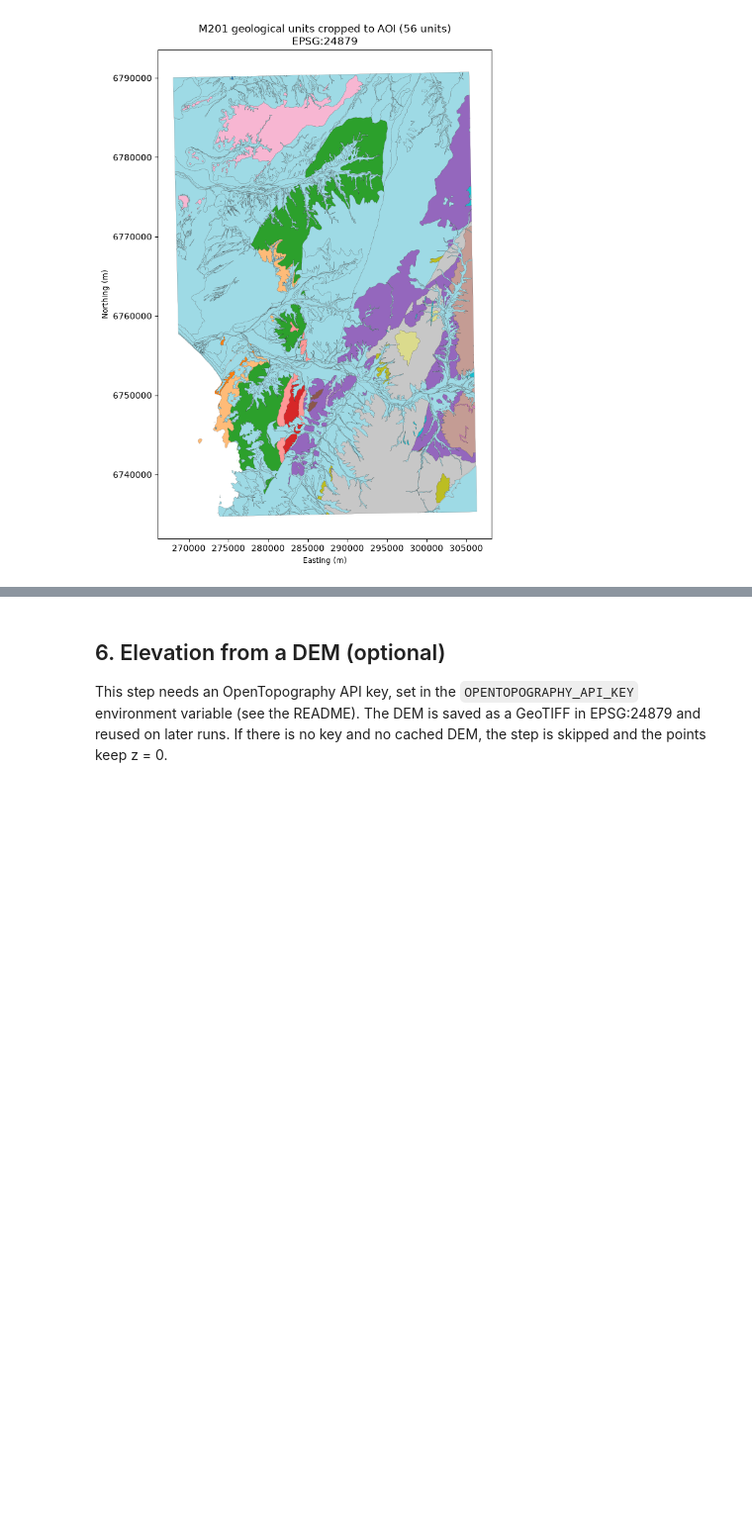
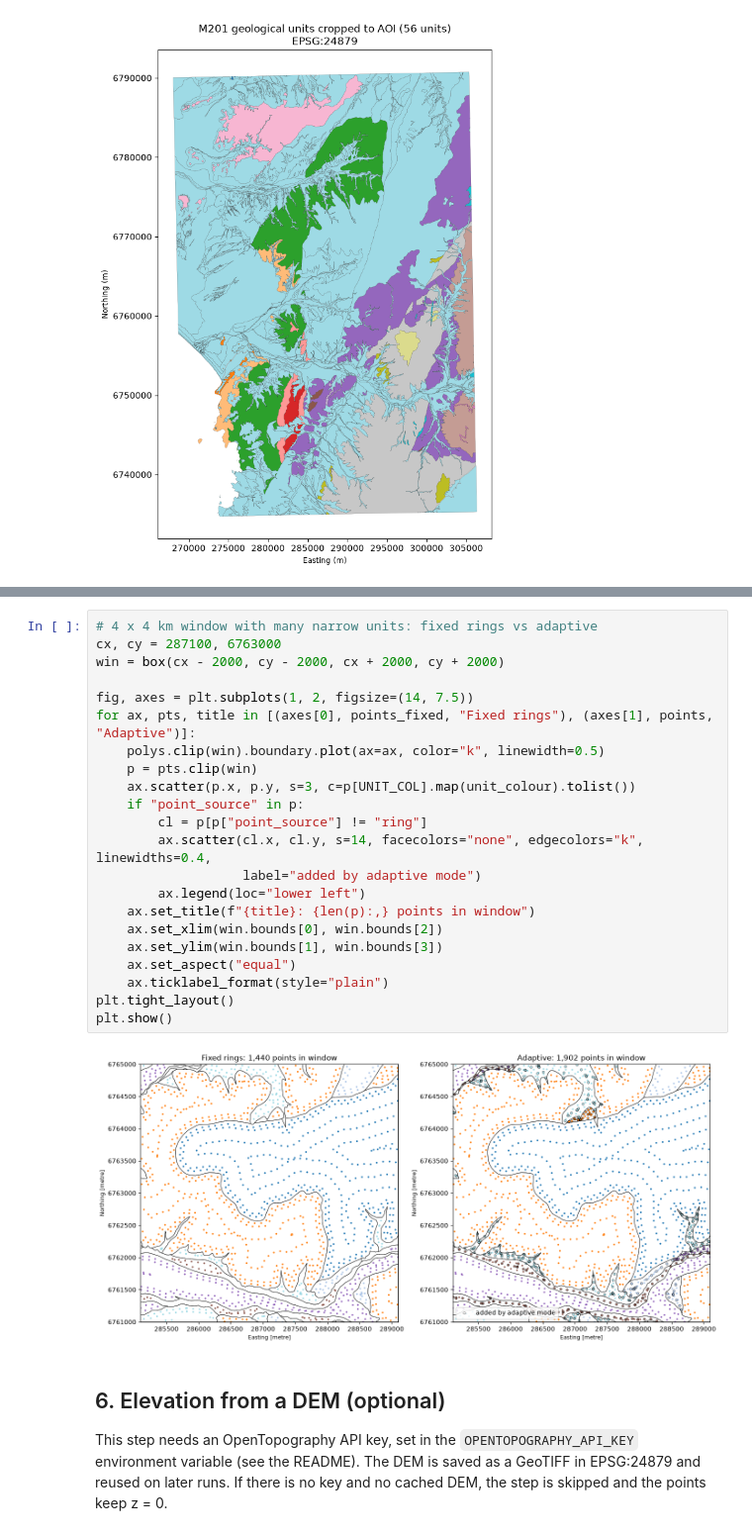
Before and after one commit to ramaguirre/geomodeltools, a Jupyter notebook: notebooks/example_sernageomin_m201_points.ipynb, the cells around one changed output, grey strips where cells are left out. Shown at 99% size. Drawn from its saved outputs; the diff is of its cells as text; blank space fills up the shorter version.

```diff
--- a/notebooks/example_sernageomin_m201_points.ipynb
+++ b/notebooks/example_sernageomin_m201_points.ipynb
@@ -266,3 +273,27 @@ plt.show()
+# %%
+# 4 x 4 km window with many narrow units: fixed rings vs adaptive
+cx, cy = 287100, 6763000
+win = box(cx - 2000, cy - 2000, cx + 2000, cy + 2000)
+
+fig, axes = plt.subplots(1, 2, figsize=(14, 7.5))
+for ax, pts, title in [(axes[0], points_fixed, "Fixed rings"), (axes[1], points, "Adaptive")]:
+    polys.clip(win).boundary.plot(ax=ax, color="k", linewidth=0.5)
+    p = pts.clip(win)
+    ax.scatter(p.x, p.y, s=3, c=p[UNIT_COL].map(unit_colour).tolist())
+    if "point_source" in p:
+        cl = p[p["point_source"] != "ring"]
+        ax.scatter(cl.x, cl.y, s=14, facecolors="none", edgecolors="k", linewidths=0.4,
+                   label="added by adaptive mode")
+        ax.legend(loc="lower left")
+    ax.set_title(f"{title}: {len(p):,} points in window")
+    ax.set_xlim(win.bounds[0], win.bounds[2])
+    ax.set_ylim(win.bounds[1], win.bounds[3])
+    ax.set_aspect("equal")
+    ax.ticklabel_format(style="plain")
+plt.tight_layout()
+plt.show()
+# %% [output]
+[figure, added]
 # %% [markdown]
 ## 6. Elevation from a DEM (optional)
 
```
Also changed, not shown: parts of 13 cells of this notebook, 2 other files.
